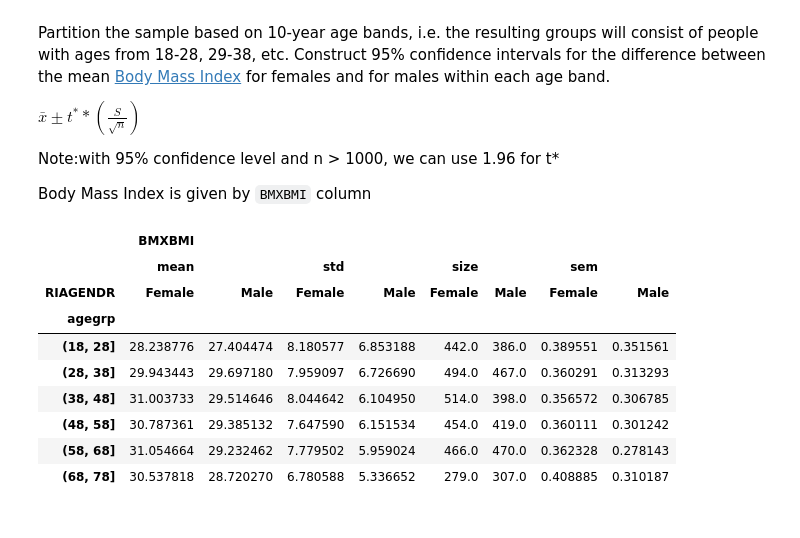
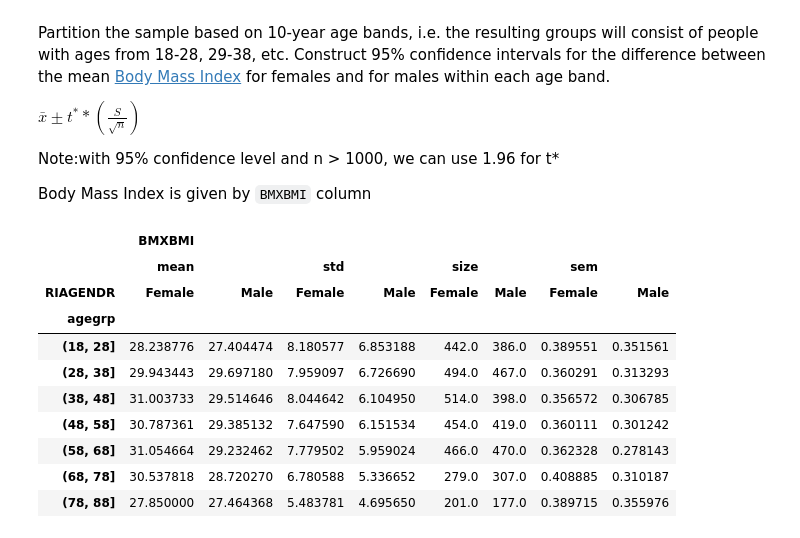
Before and after one commit to jaimebunay/statistics_in_python, a Jupyter notebook: basic_data_analysis/confidence_intervals.ipynb, the cells around one changed output. Cells and saved outputs as stored; diff of their text form; code cells hidden in the pictures.

Commit message:
updated age groups

```diff
--- a/basic_data_analysis/confidence_intervals.ipynb
+++ b/basic_data_analysis/confidence_intervals.ipynb
@@ -305,20 +305,21 @@ Note:with 95% confidence level and n > 1000, we can use 1.96 for t*
 Body Mass Index is given by `BMXBMI` column
 # %%
 # group data by 10 years age band
-df['agegrp'] = pd.cut(df['RIDAGEYR'], pd.interval_range(start=18, end=80, freq=10))
-# compute mean, std, size, and standard error of mean(sem) of B
-sample_df = da.groupby(["agegrp", "RIAGENDR"]).agg({"BMXBMI": [np.mean, np.std, np.size, lambda x: x.sem()]}).unstack()
+df['agegrp'] = pd.cut(df['RIDAGEYR'], pd.interval_range(start=18, end=90, freq=10))
+# compute mean, std, size, and standard error of mean(sem) of BMXBMI for each group
+sample_df = df.groupby(["agegrp", "RIAGENDR"]).agg({"BMXBMI": [np.mean, np.std, np.size, lambda x: x.sem()]}).unstack()
 # set column names
 sample_df.columns = sample_df.columns.set_levels(['mean','std','size','sem'], level=1)
 sample_df
 # %% [output]
 |  | BMXBMI |  |  |  |  |  |  |  |
 |  | mean |  | std |  | size |  | sem |  |
 | RIAGENDR | Female | Male | Female | Male | Female | Male | Female | Male |
 | agegrp |  |  |  |  |  |  |  |  |
 | (18, 28] | 28.238776 | 27.404474 | 8.180577 | 6.853188 | 442.0 | 386.0 | 0.389551 | 0.351561 |
 | (28, 38] | 29.943443 | 29.697180 | 7.959097 | 6.726690 | 494.0 | 467.0 | 0.360291 | 0.313293 |
 | (38, 48] | 31.003733 | 29.514646 | 8.044642 | 6.104950 | 514.0 | 398.0 | 0.356572 | 0.306785 |
 | (48, 58] | 30.787361 | 29.385132 | 7.647590 | 6.151534 | 454.0 | 419.0 | 0.360111 | 0.301242 |
 | (58, 68] | 31.054664 | 29.232462 | 7.779502 | 5.959024 | 466.0 | 470.0 | 0.362328 | 0.278143 |
 | (68, 78] | 30.537818 | 28.720270 | 6.780588 | 5.336652 | 279.0 | 307.0 | 0.408885 | 0.310187 |
+| (78, 88] | 27.850000 | 27.464368 | 5.483781 | 4.695650 | 201.0 | 177.0 | 0.389715 | 0.355976 |
```
Also changed, not shown: parts of 1 cell of this notebook.
